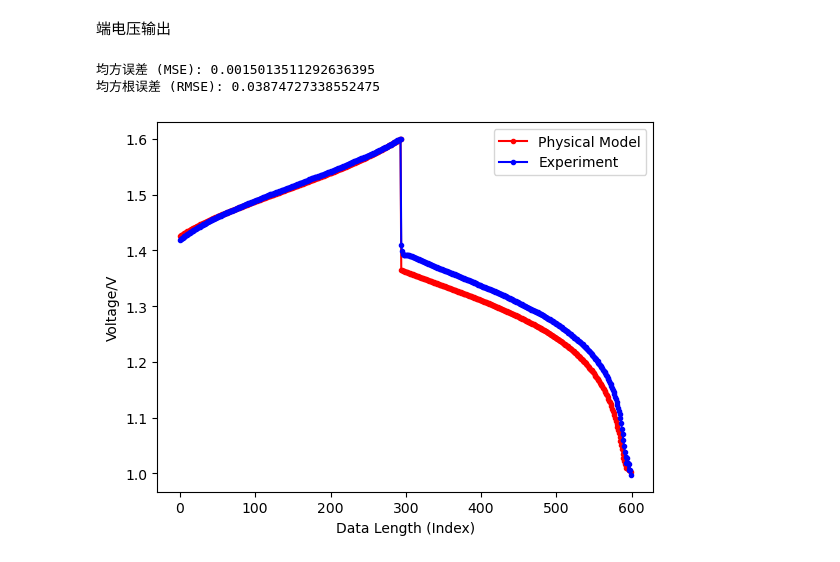
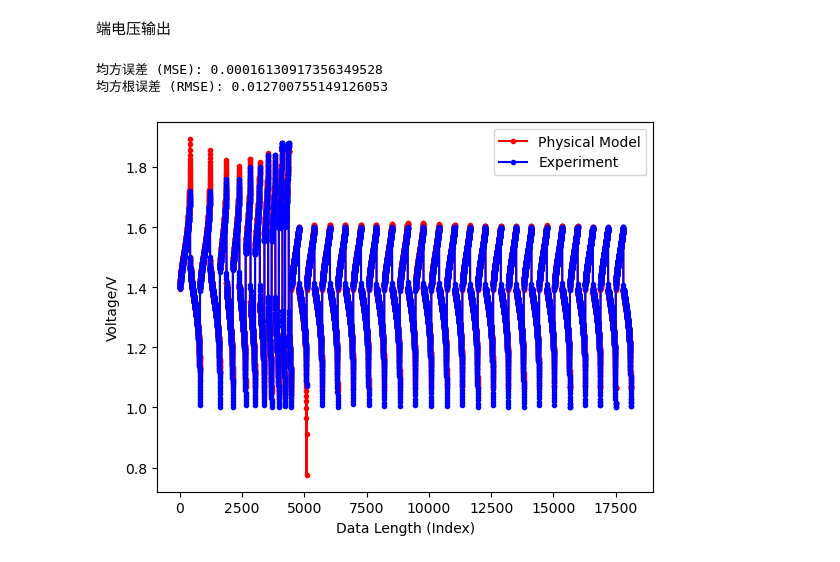
Before and after one commit to ZJJ720/pnn, a Jupyter notebook: PhysicalModel.ipynb, the cells around one changed output. Saved outputs shown, nothing was run; the diff lists cells and outputs as text; code cells hidden in the pictures.

```diff
--- a/PhysicalModel.ipynb
+++ b/PhysicalModel.ipynb
@@ -25,7 +25,7 @@ C_Hn0 = 3030
 C_H2Op0 = 44600
 
 # 电池参数 S, k_p, k_n, theta_e
-S, k_p, k_n, theta_e = 133.2985382080078, 1.2078422514605336e-05, 1.2077945029886905e-05, 47.493289947509766
+S, k_p, k_n, theta_e = [93.1202163696289, 313.8548278808594] , [1.1124860066047404e-05, 1.4456341887125745e-05] , [4.768981671077199e-05, 1.0181799552810844e-05] , [43.68605422973633, 40.3201904296875]
 # %% [markdown]
 函数
 # %%
@@ -62,7 +62,16 @@ def E_con(T, I, Q, C_2, C_3, C_4, C_5):
 
 def E_act(T, I, S, k_p, k_n, C_2, C_3, C_4, C_5):
 
-    E_act = R*T*2/F*(torch.asinh(I/S/V_e/2/F/k_p/torch.sqrt(C_4*C_5)) + torch.asinh(I/S/V_e/2/F/k_n/torch.sqrt(C_2*C_3)))
+    E_act = torch.empty(len(I))
+
+    for i in range(len(I)):
+        if I[i] > 0:
+            E_act[i] = R*T[i]*2/F*(torch.asinh(I[i]/S[0]/V_e/2/F/k_p[0]/torch.sqrt(C_4[i]*C_5[i])) + torch.asinh(I[i]/S[0]/V_e/2/F/k_n[0]/torch.sqrt(C_2[i]*C_3[i])))
+
+
+        if I[i] < 0:
+            E_act[i] = R*T[i]*2/F*(torch.asinh(I[i]/S[1]/V_e/2/F/k_p[1]/torch.sqrt(C_2[i]*C_3[i])) + torch.asinh(I[i]/S[1]/V_e/2/F/k_n[1]/torch.sqrt(C_4[i]*C_5[i])))
+
 
     return E_act
 
@@ -71,7 +80,16 @@ def E_ohm(theta_e, T, I):
 
     theta_m = (0.5139*L - 0.326)*torch.exp(1268*(1/303 - 1/T))
 
-    E_ohm = (2*w_c/theta_c + 2*w_e/theta_e + w_m/theta_m)*I/A_e
+    E_ohm = torch.empty(len(I))
+
+    for i in range(len(I)):
+        if I[i] > 0:
+            E_ohm[i] = (2*w_c/theta_c + 2*w_e/theta_e[0] + w_m/theta_m[i])*I[i]/A_e
+
+
+        if I[i] < 0:
+            E_ohm[i] = (2*w_c/theta_c + 2*w_e/theta_e[1] + w_m/theta_m[i])*I[i]/A_e
+
 
     return E_ohm
 
@@ -85,7 +103,7 @@ def E_ocv(T, C_2, C_3, C_4, C_5, C_Hp, C_Hn, C_H2Op):
 数据读取
 # %%
 excel_index = 1
-df = pd.read_excel(f'data/test{excel_index}.xlsx')
+df = pd.read_excel(f'data/test_movedault{excel_index}.xlsx')
 
 # 前 3 列和 5,6 数据读取为 dataX
 dataX = df.iloc[:, [0,1,2,4,5]].values
@@ -130,39 +148,39 @@ plot_len =600
 # 提取一个或几个特征进行可视化，假设选择第一个特征
 feature_idx = 0
 
-mode_index = 1
+mode_index = 2
 if mode_index == 0:
     pred_values = e_cell[:plot_len, feature_idx]
     target_values = dataY[:plot_len, feature_idx]
 
 
 if mode_index == 1:
     pred_values = e_cell[-plot_len:, feature_idx]
     target_values = dataY[-plot_len:, feature_idx]
 
 
 if mode_index == 2:
     pred_values = e_cell[:, feature_idx]
     target_values = dataY[:, feature_idx]
 
 
 # 创建数据长度（索引）张量
 data_length = torch.arange(len(pred_values))
 
 # 绘制预测值折线图
 plt.plot(data_length, pred_values, label="Physical Model", color='red', marker='.')
 
 # 绘制目标值折线图
 plt.plot(data_length, target_values, label="Experiment", color='blue', marker='.')
 
 # 添加图例和坐标轴标签
 plt.xlabel("Data Length (Index)")
 plt.ylabel("Voltage/V")
 plt.legend()
 
 # 显示图形
 plt.show()
 # %% [output]
-均方误差 (MSE): 0.0015013511292636395
-均方根误差 (RMSE): 0.03874727338552475
+均方误差 (MSE): 0.00016130917356349528
+均方根误差 (RMSE): 0.012700755149126053
-[figure, old version]
+[figure, new version]
```
Also changed, not shown: 29 other files.
